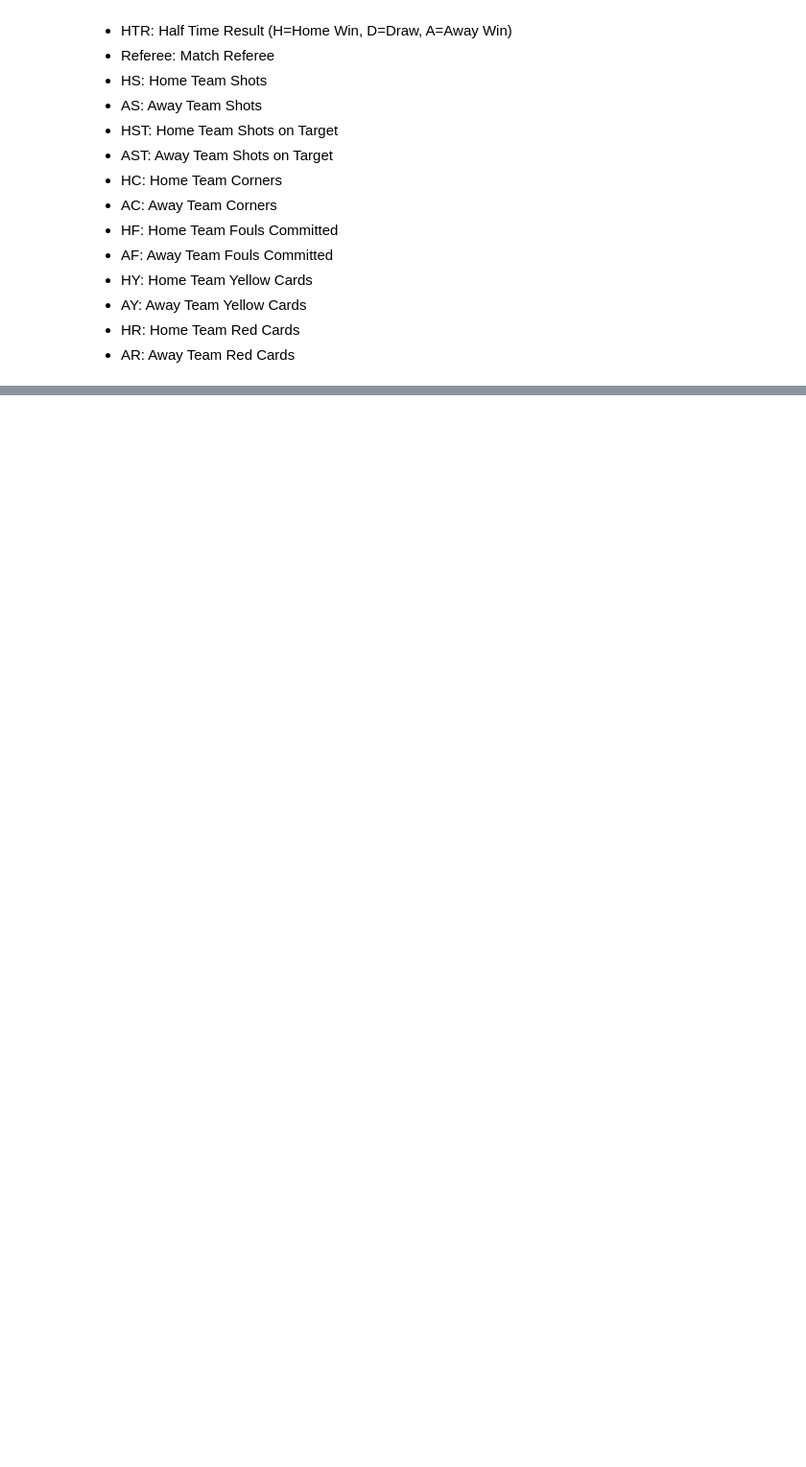
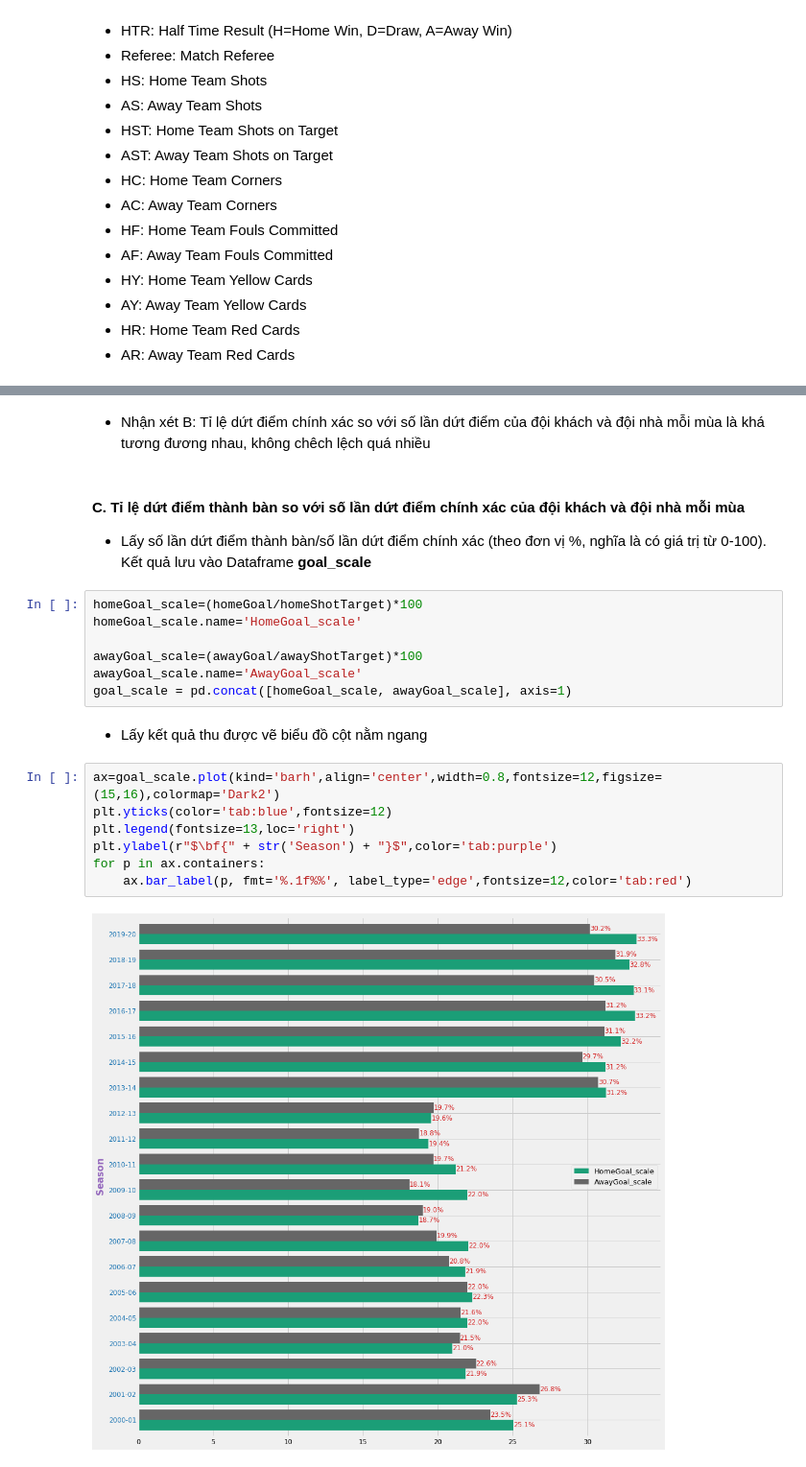
Before and after one commit to chopcolate/DataPrograming, a Jupyter notebook: Final_Project.ipynb, the cells around one changed output, grey strips where cells are left out. Shown: that part at 96% size. Drawn from its saved outputs; the diff is of its cells as text; blank space fills up the shorter version.

```diff
--- a/Final_Project.ipynb
+++ b/Final_Project.ipynb
@@ -78,0 +321,23 @@ df.describe(include = 'all')
+# %% [markdown]
+- Nhận xét B: Tỉ lệ dứt điểm chính xác so với số lần dứt điểm của đội khách và đội nhà mỗi mùa là khá tương đương nhau, không chêch lệch quá nhiều
+# %% [markdown]
+#### C. Tỉ lệ dứt điểm thành bàn so với số lần dứt điểm chính xác của đội khách và đội nhà mỗi mùa
+   - Lấy số lần dứt điểm thành bàn/số lần dứt điểm chính xác (theo đơn vị %, nghĩa là có giá trị từ 0-100). Kết quả lưu vào Dataframe **goal_scale**
+# %%
+homeGoal_scale=(homeGoal/homeShotTarget)*100
+homeGoal_scale.name='HomeGoal_scale'
+
+awayGoal_scale=(awayGoal/awayShotTarget)*100
+awayGoal_scale.name='AwayGoal_scale'
+goal_scale = pd.concat([homeGoal_scale, awayGoal_scale], axis=1)
+# %% [markdown]
+- Lấy kết quả thu được vẽ biểu đồ cột nằm ngang
+# %%
+ax=goal_scale.plot(kind='barh',align='center',width=0.8,fontsize=12,figsize=(15,16),colormap='Dark2')
+plt.yticks(color='tab:blue',fontsize=12)
+plt.legend(fontsize=13,loc='right')
+plt.ylabel(r"$\bf{" + str('Season') + "}$",color='tab:purple')
+for p in ax.containers:
+    ax.bar_label(p, fmt='%.1f%%', label_type='edge',fontsize=12,color='tab:red')
+# %% [output]
+[figure, added]
```
Also changed, not shown: parts of 90 cells of this notebook.
